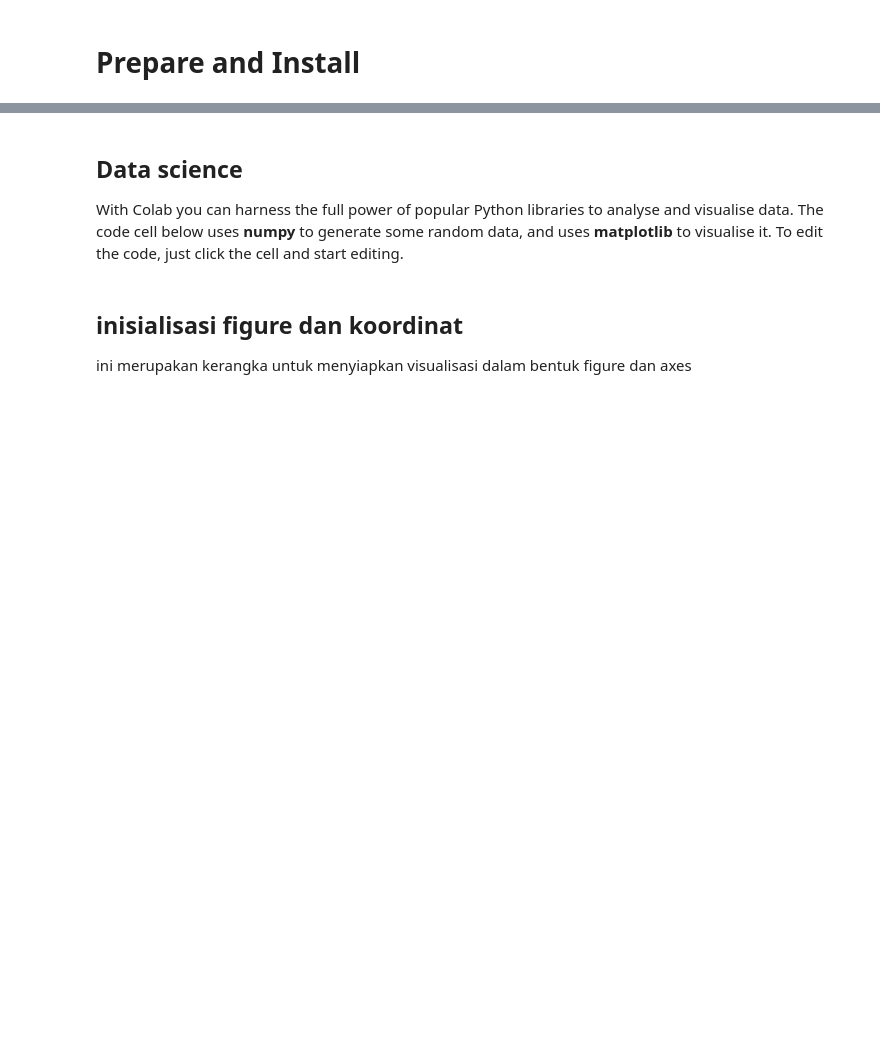
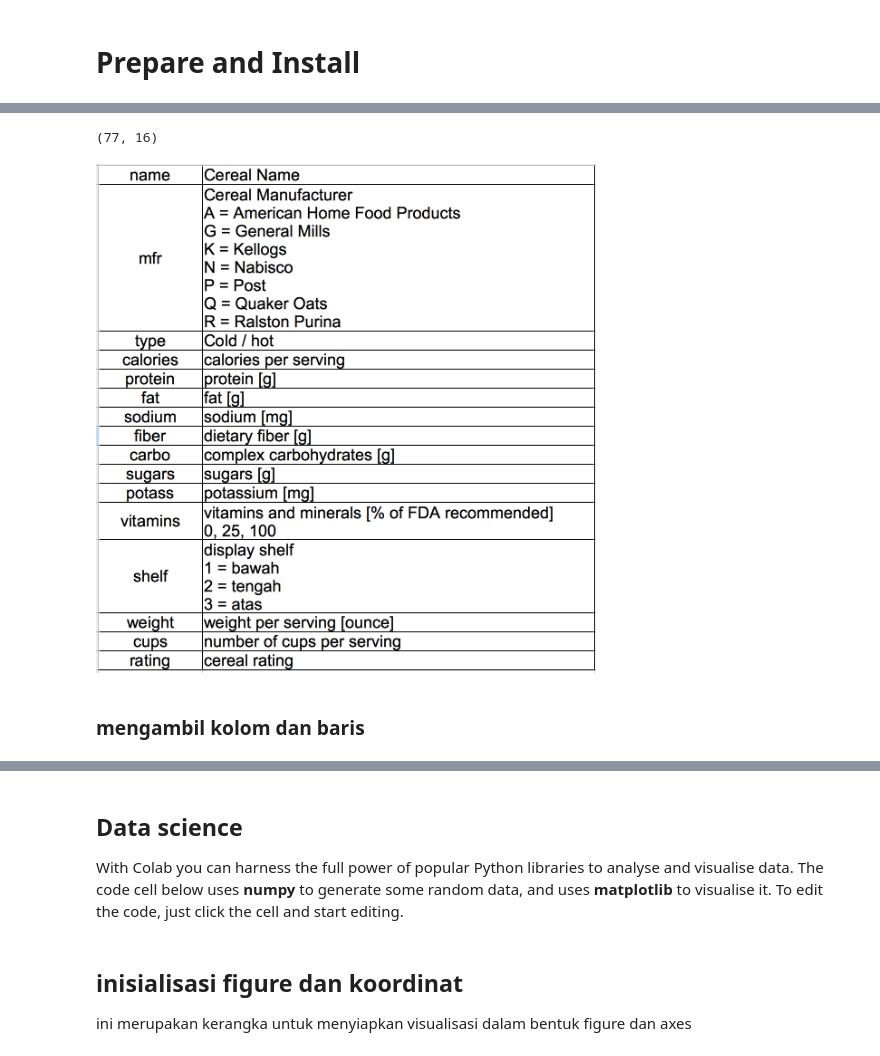
Before and after one commit to budsains/materi, a Jupyter notebook: material_book.ipynb, the cells around one changed output, grey strips where cells are left out. Drawn from its saved outputs; the diff is of its cells as text; code cells hidden in the pictures; blank space fills up the shorter version.

```diff
--- a/material_book.ipynb
+++ b/material_book.ipynb
@@ -37,0 +70,10 @@ Colab notebooks are Jupyter notebooks that are hosted by Colab. To find out more
+# %%
+df.shape #untuk melihat ukuran data (row, column)
+# %% [output]
+(77, 16)
+# %%
+illustration.nomenklatur
+# %% [output]
+[figure, added]
+# %% [markdown]
+### mengambil kolom dan baris
```
Also changed, not shown: parts of 30 cells of this notebook.
